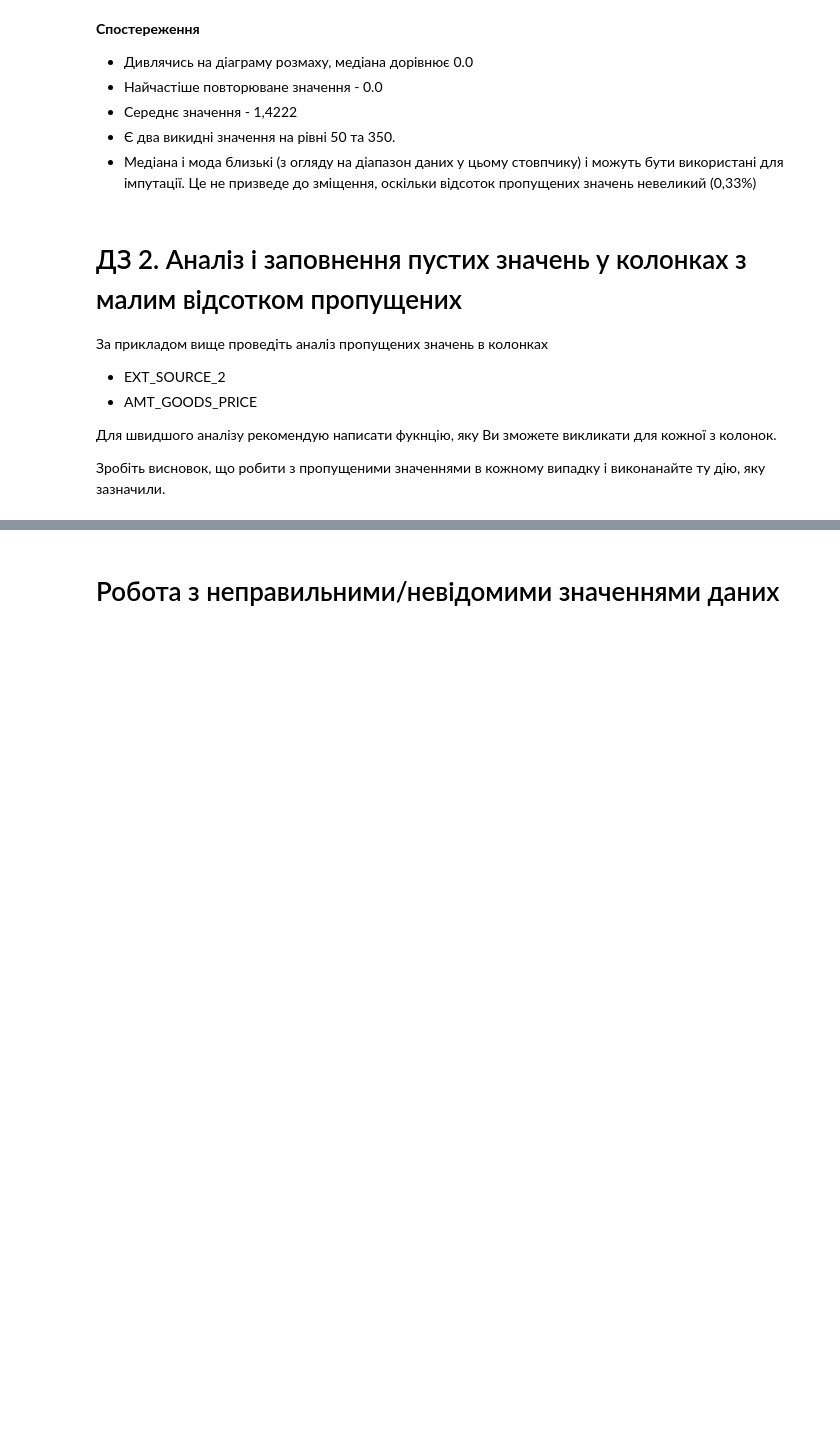
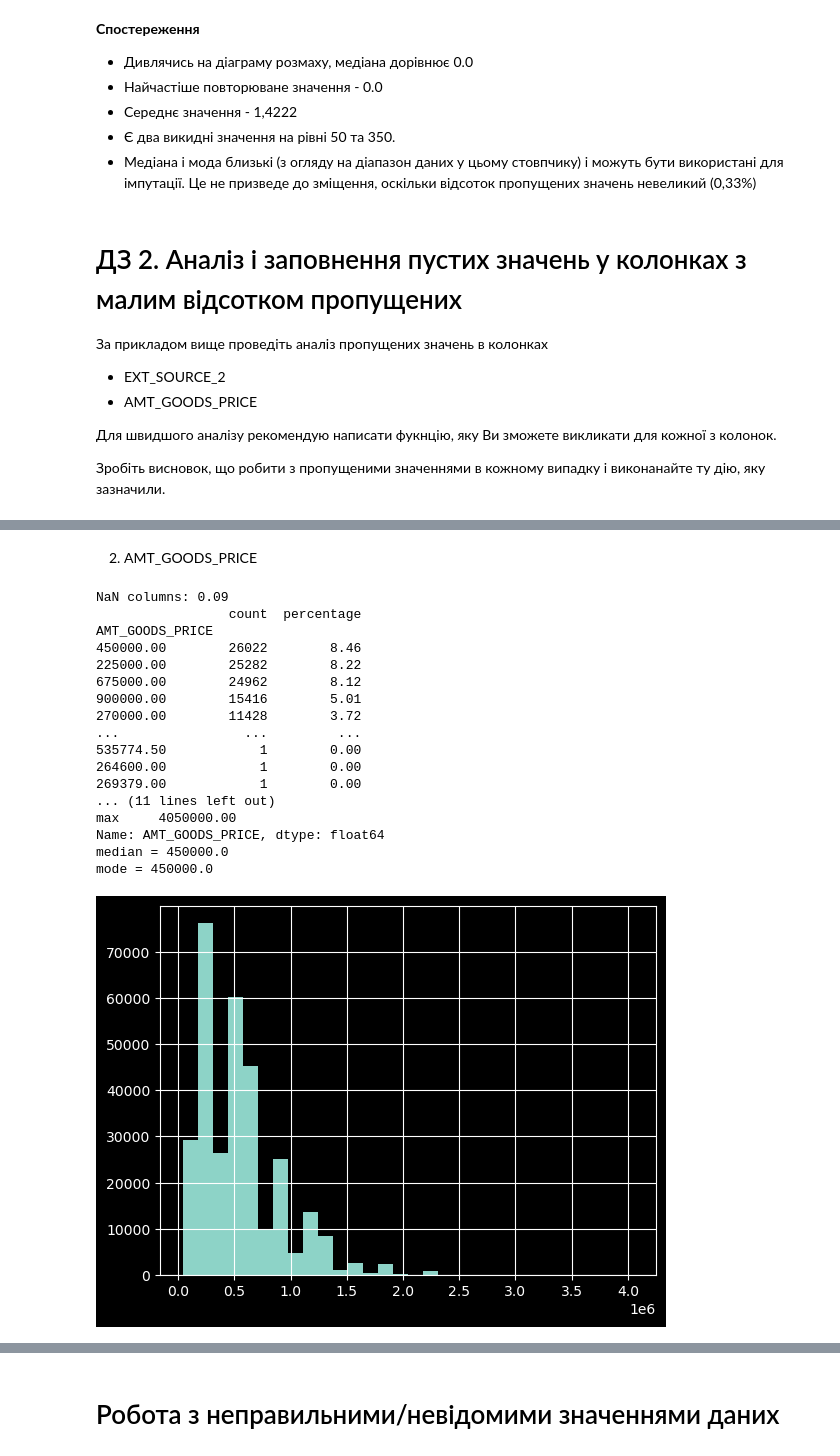
Before and after one commit to maryna-hliebova/machine-learning, a Jupyter notebook: notebooks/eta/HW_1_2_Credit_EDA.ipynb, the cells around one changed output, grey strips where cells are left out. Saved outputs shown, nothing was run; the diff lists cells and outputs as text; code cells hidden in the pictures; blank space fills up the shorter version.

```diff
--- a/notebooks/eta/HW_1_2_Credit_EDA.ipynb
+++ b/notebooks/eta/HW_1_2_Credit_EDA.ipynb
@@ -656,0 +646,23 @@ df['OBS_30_CNT_SOCIAL_CIRCLE'].fillna(df['OBS_30_CNT_SOCIAL_CIRCLE'].median(), i
+# %% [markdown]
+2. AMT_GOODS_PRICE
+# %%
+analyze_column(df['AMT_GOODS_PRICE'])
+# %% [output]
+NaN columns: 0.09
+                 count  percentage
+AMT_GOODS_PRICE
+450000.00        26022        8.46
+225000.00        25282        8.22
+675000.00        24962        8.12
+900000.00        15416        5.01
+270000.00        11428        3.72
+...                ...         ...
+535774.50            1        0.00
+264600.00            1        0.00
+269379.00            1        0.00
+... (11 lines left out)
+max     4050000.00
+Name: AMT_GOODS_PRICE, dtype: float64
+median = 450000.0
+mode = 450000.0
+[figure, added]
```
Also changed, not shown: parts of 78 cells of this notebook.
